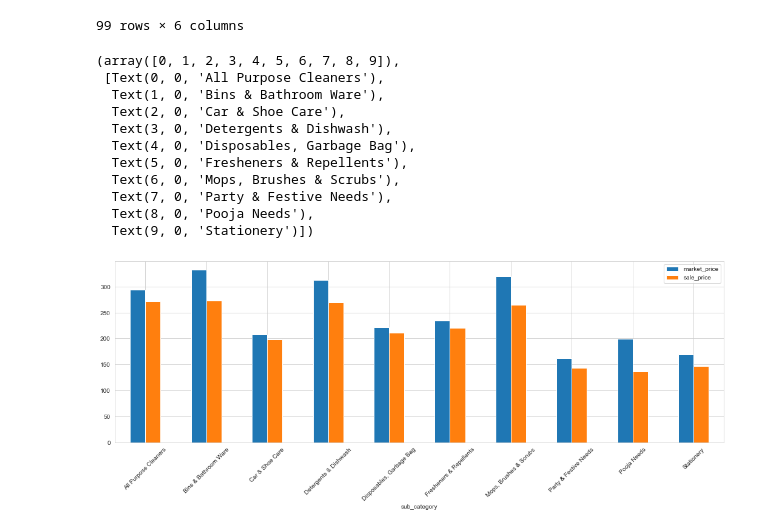
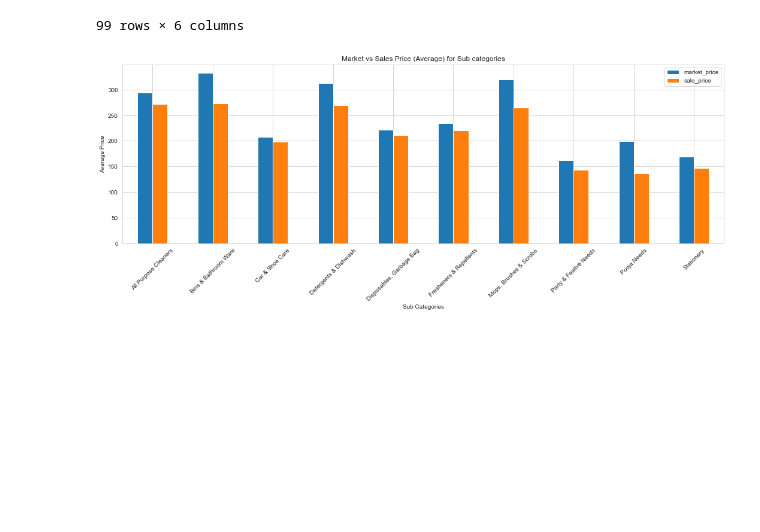
Before and after one commit to saquibmohiuddin/BigBasketData, a Jupyter notebook: bigbasket.ipynb, the cells around one changed output. Drawn from its saved outputs; the diff is of its cells as text; code cells hidden in the pictures; blank space fills up the shorter version.

```diff
--- a/bigbasket.ipynb
+++ b/bigbasket.ipynb
@@ -254,16 +254,9 @@ gdp_pivot
 # %%
 gdp_pivot.loc["Cleaning & Household", "mean"].plot(kind = "bar")
 plt.xticks(rotation = 45)
+plt.title("Market vs Sales Price (Average) for Sub categories")
+plt.xlabel("Sub Categories")
+plt.ylabel("Average Price")
+plt.show()
 # %% [output]
-(array([0, 1, 2, 3, 4, 5, 6, 7, 8, 9]),
- [Text(0, 0, 'All Purpose Cleaners'),
-  Text(1, 0, 'Bins & Bathroom Ware'),
-  Text(2, 0, 'Car & Shoe Care'),
-  Text(3, 0, 'Detergents & Dishwash'),
-  Text(4, 0, 'Disposables, Garbage Bag'),
-  Text(5, 0, 'Fresheners & Repellents'),
-  Text(6, 0, 'Mops, Brushes & Scrubs'),
-  Text(7, 0, 'Party & Festive Needs'),
-  Text(8, 0, 'Pooja Needs'),
-  Text(9, 0, 'Stationery')])
-[figure, old version]
+[figure, new version]
```
